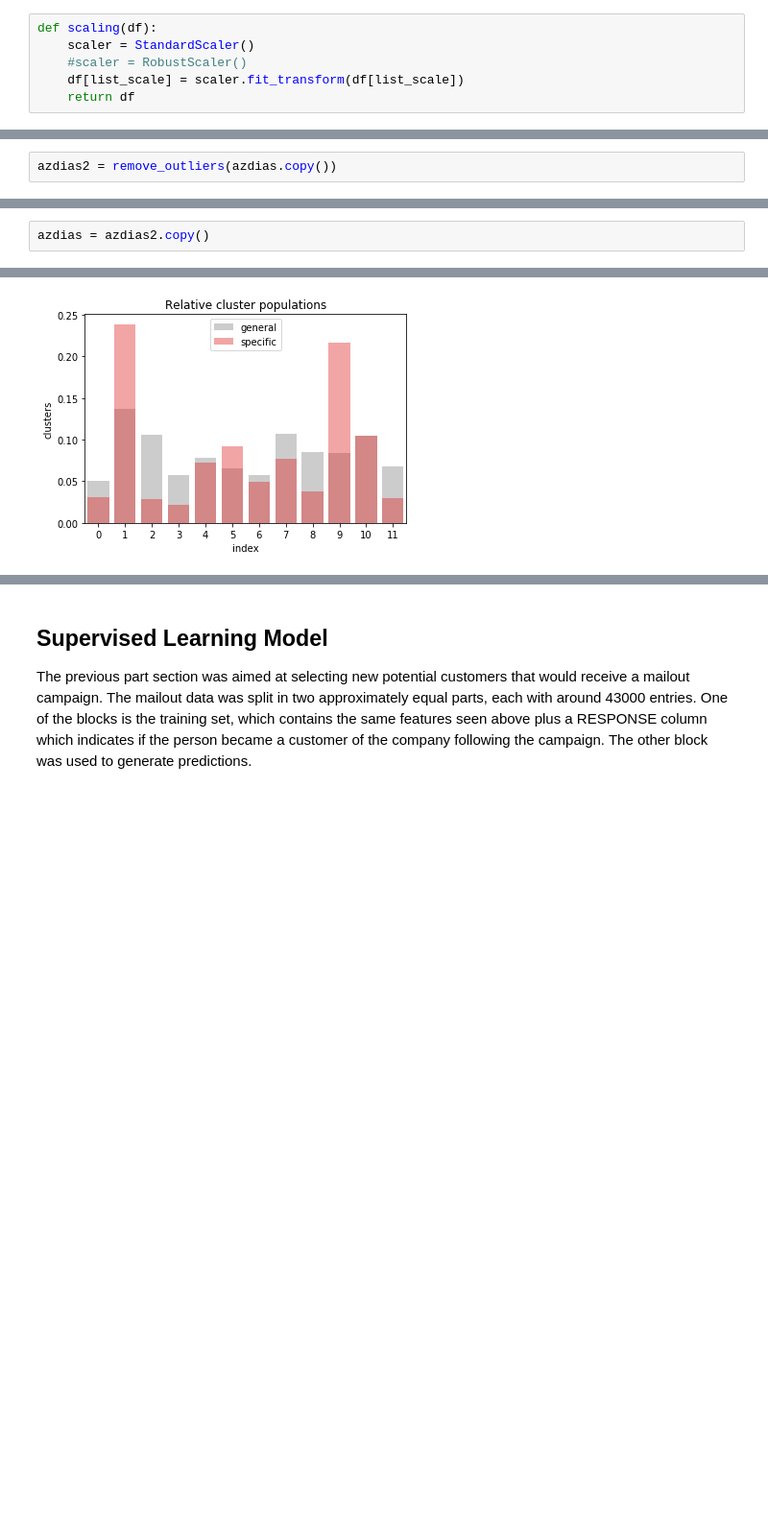
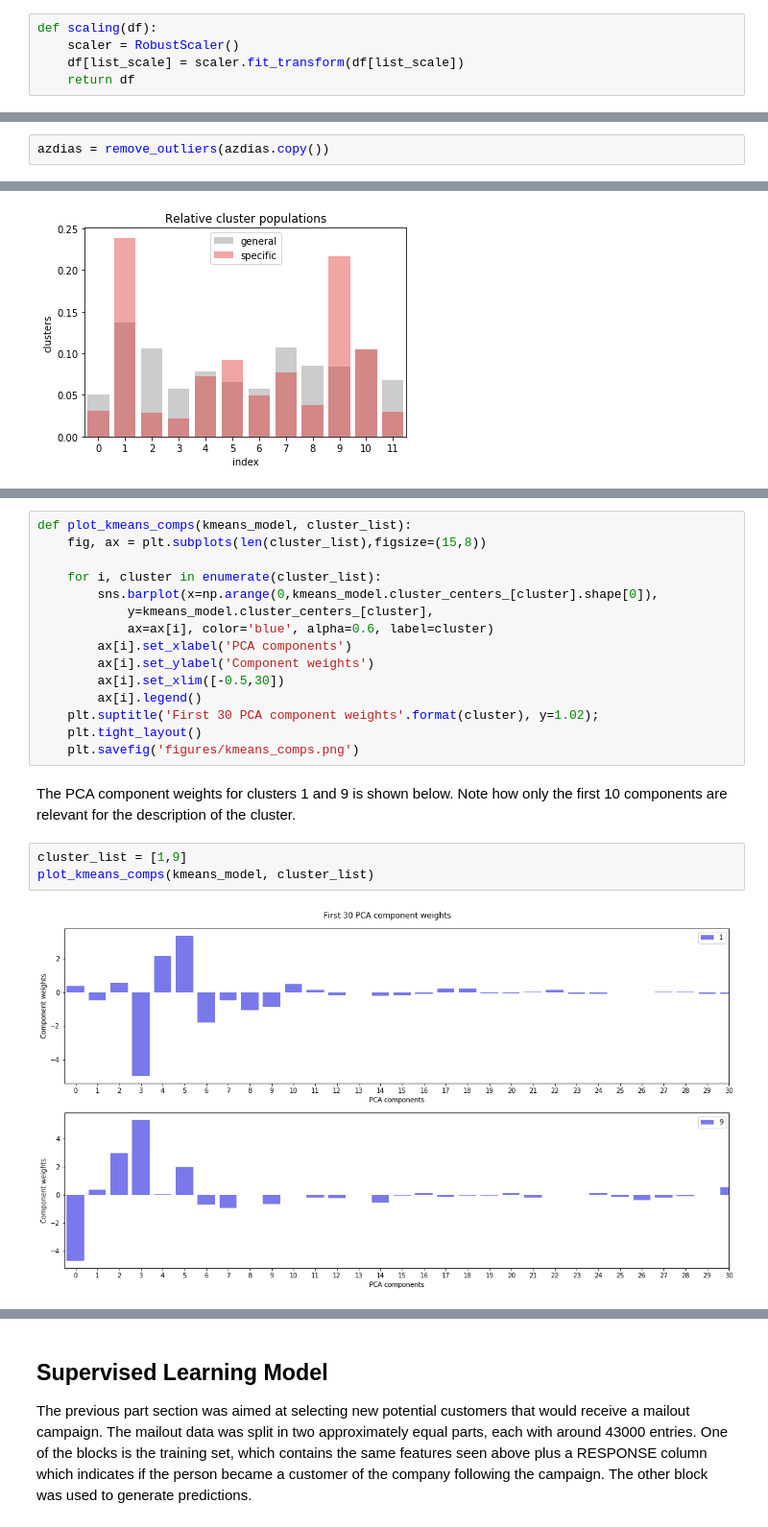
Before and after one commit to bvcmartins/dsnd_capstone, a Jupyter notebook: main.ipynb, the cells around one changed output, grey strips where cells are left out. Shown at 96% size. Drawn from its saved outputs; the diff is of its cells as text; blank space fills up the shorter version.

Commit message:
added customer segmentation analysis for one cluster

```diff
--- a/main.ipynb
+++ b/main.ipynb
@@ -689,7 +693,6 @@ At first Standard Scaler was used but it is too sensitive to outliers. A combina
 # %%
 def scaling(df):
-    scaler = StandardScaler()
-    #scaler = RobustScaler()
+    scaler = RobustScaler()
     df[list_scale] = scaler.fit_transform(df[list_scale])
     return df
 # %%
@@ -702,4 +705,4 @@ Some of the features had outliers that were skewing the scaling that comes next.
 def remove_outliers(df):
     return df[(np.abs(stats.zscore(df[list_scale])) < 4).all(axis=1)]
 # %%
-azdias2 = remove_outliers(azdias.copy())
+azdias = remove_outliers(azdias.copy())
@@ -710,5 +709,3 @@ azdias2.shape, azdias.shape
-# %%
-azdias = azdias2.copy()
 # %% [markdown]
 Final result of scaling and outlier removal.
 # %%
@@ -997,0 +1009,22 @@ At this point we could carry out a customer segmentation analysis similar to wha
+# %%
+def plot_kmeans_comps(kmeans_model, cluster_list):
+    fig, ax = plt.subplots(len(cluster_list),figsize=(15,8))
+
+    for i, cluster in enumerate(cluster_list):
+        sns.barplot(x=np.arange(0,kmeans_model.cluster_centers_[cluster].shape[0]),
+            y=kmeans_model.cluster_centers_[cluster],
+            ax=ax[i], color='blue', alpha=0.6, label=cluster)
+        ax[i].set_xlabel('PCA components')
+        ax[i].set_ylabel('Component weights')
+        ax[i].set_xlim([-0.5,30])
+        ax[i].legend()
+    plt.suptitle('First 30 PCA component weights'.format(cluster), y=1.02);
+    plt.tight_layout()
+    plt.savefig('figures/kmeans_comps.png')
+# %% [markdown]
+The PCA component weights for clusters 1 and 9 is shown below. Note how only the first 10 components are relevant for the description of the cluster.
+# %%
+cluster_list = [1,9]
+plot_kmeans_comps(kmeans_model, cluster_list)
+# %% [output]
+[figure, added]
```
Also changed, not shown: parts of 42 cells of this notebook, 2 other files.
